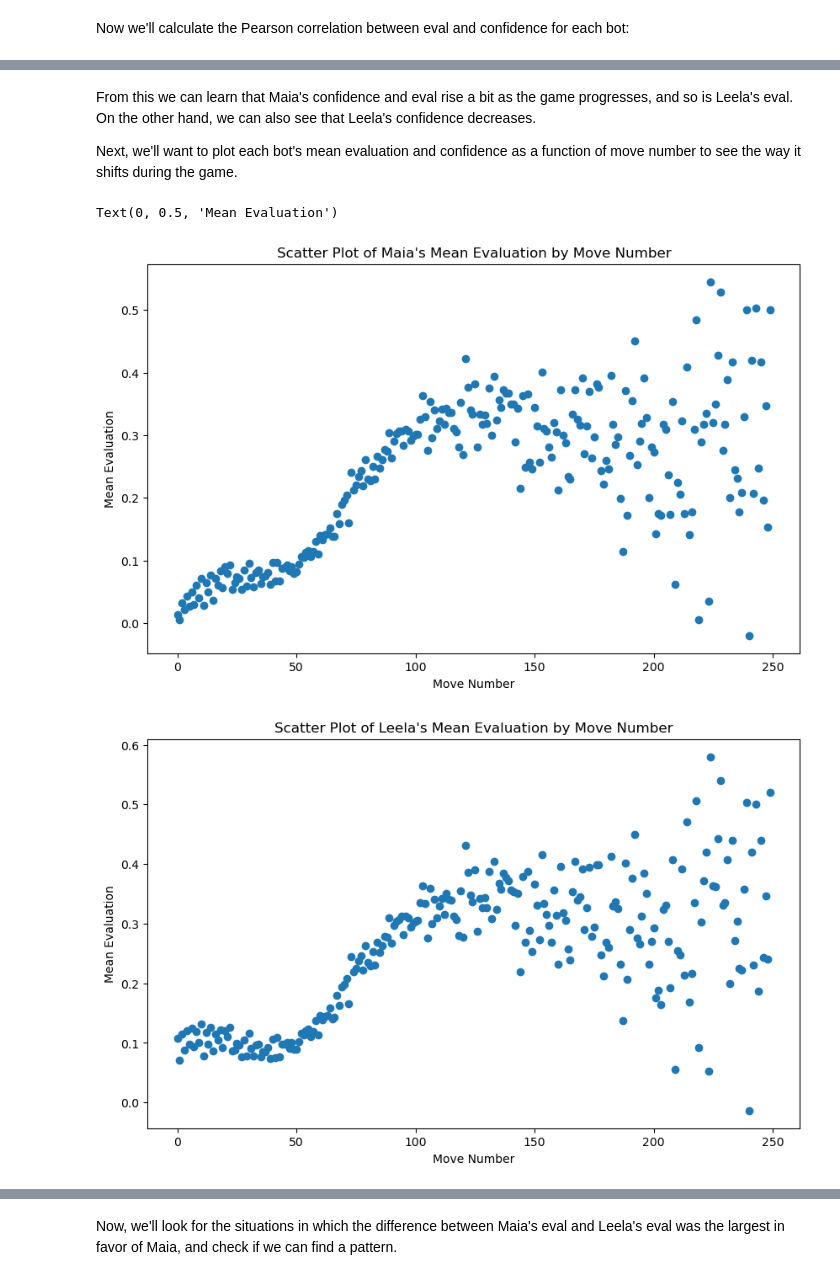
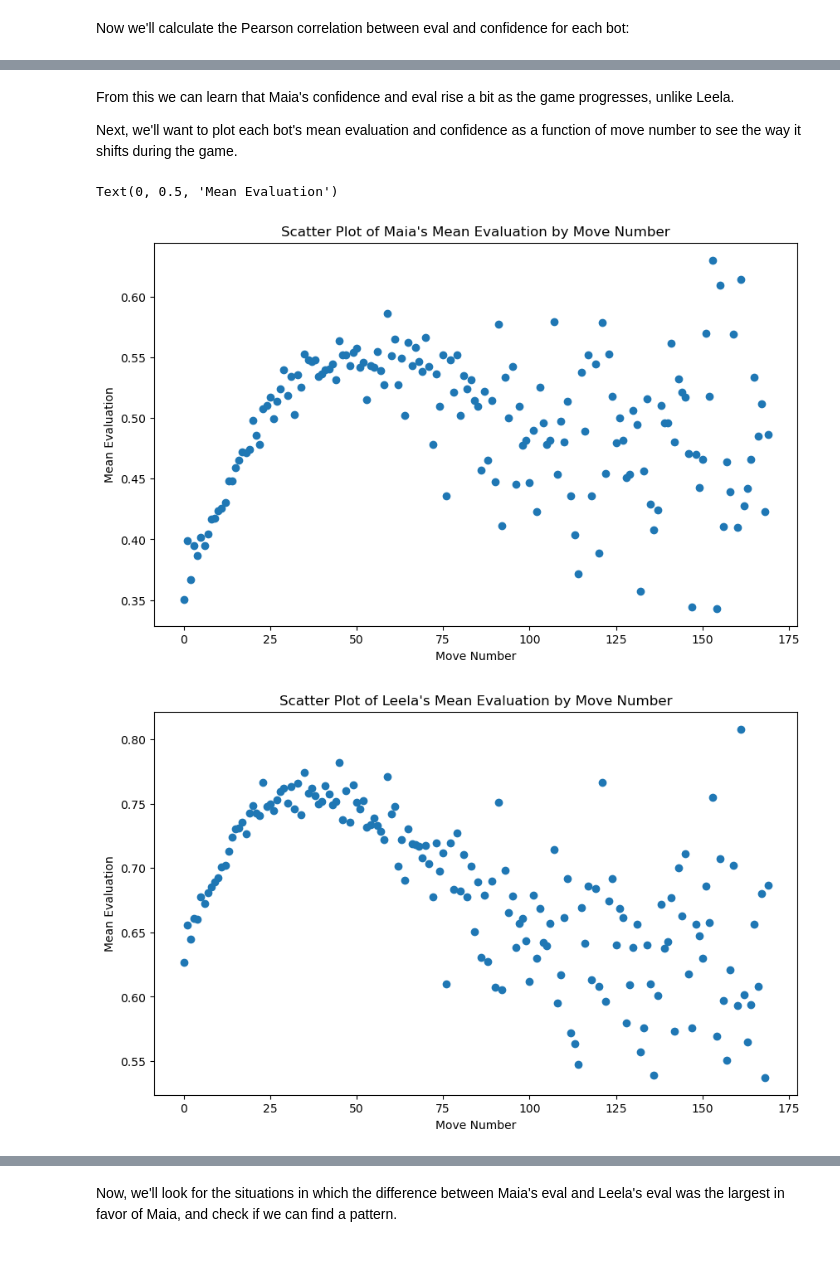
Before and after one commit to dvirsas8/research, a Jupyter notebook: first_analysis.ipynb, the cells around one changed output, grey strips where cells are left out. Cells and saved outputs as stored; diff of their text form; code cells hidden in the pictures.

```diff
--- a/first_analysis.ipynb
+++ b/first_analysis.ipynb
@@ -78,8 +78,9 @@ Average percent of Maia moves in lost games: 11.434%, variance: 42.175
 # %% [markdown]
 General statistics of the scores and confidence for each bot:
 # %%
+disagreement_df = games_df.loc[games_df['contributor'] == ('leela10b2500' or 'maia1200')]
 selected = ['maia1200_eval', 'maia1200_conf', 'leela10b2500_eval', 'leela10b2500_conf']
-conf_eval = games_df[selected]
+conf_eval = disagreement_df[selected]
 conf_eval.describe()
 # %% [output]
 |  | maia1200_eval | maia1200_conf | leela10b2500_eval | leela10b2500_conf |
@@ -158,25 +159,25 @@ Correlation between Leela eval and move number: 0.081
 # %% [markdown]
-From this we can learn that Maia's confidence and eval rise a bit as the game progresses, and so is Leela's eval. On the other hand, we can also see that Leela's confidence decreases.
+From this we can learn that Maia's confidence and eval rise a bit as the game progresses, unlike Leela.
 
 Next, we'll want to plot each bot's mean evaluation and confidence as a function of move number to see the way it shifts during the game.
 # %%
-mean_evaluation_by_move = games_df.groupby('ply')['maia1200_eval'].mean().reset_index()
-mean_evaluation_by_move = mean_evaluation_by_move[mean_evaluation_by_move['ply'] < 250]
+mean_evaluation_by_move = disagreement_df.groupby('ply')['maia1200_eval'].mean().reset_index()
+mean_evaluation_by_move = mean_evaluation_by_move[mean_evaluation_by_move['ply'] < 170]
 plt.figure(figsize=(10, 6))
 plt.scatter(mean_evaluation_by_move['ply'], mean_evaluation_by_move['maia1200_eval'], label="Maia's Evaluation")
 plt.title("Scatter Plot of Maia's Mean Evaluation by Move Number")
 plt.xlabel('Move Number')
 plt.ylabel('Mean Evaluation')
-mean_evaluation_by_move = games_df.groupby('ply')['leela10b2500_eval'].mean().reset_index()
-mean_evaluation_by_move = mean_evaluation_by_move[mean_evaluation_by_move['ply'] < 250]
+mean_evaluation_by_move = disagreement_df.groupby('ply')['leela10b2500_eval'].mean().reset_index()
+mean_evaluation_by_move = mean_evaluation_by_move[mean_evaluation_by_move['ply'] < 170]
 plt.figure(figsize=(10, 6))
 plt.scatter(mean_evaluation_by_move['ply'], mean_evaluation_by_move['leela10b2500_eval'], label="Leela's Evaluation")
 plt.title("Scatter Plot of Leela's Mean Evaluation by Move Number")
 plt.xlabel('Move Number')
 plt.ylabel('Mean Evaluation')
 # %% [output]
 Text(0, 0.5, 'Mean Evaluation')
-[figure, old version]
+[figure, new version]
-[figure, old version]
+[figure, new version]
 # %%
 mean_evaluation_by_move = games_df.groupby('ply')['maia1200_conf'].mean().reset_index()
```
Also changed, not shown: parts of 22 cells of this notebook.
